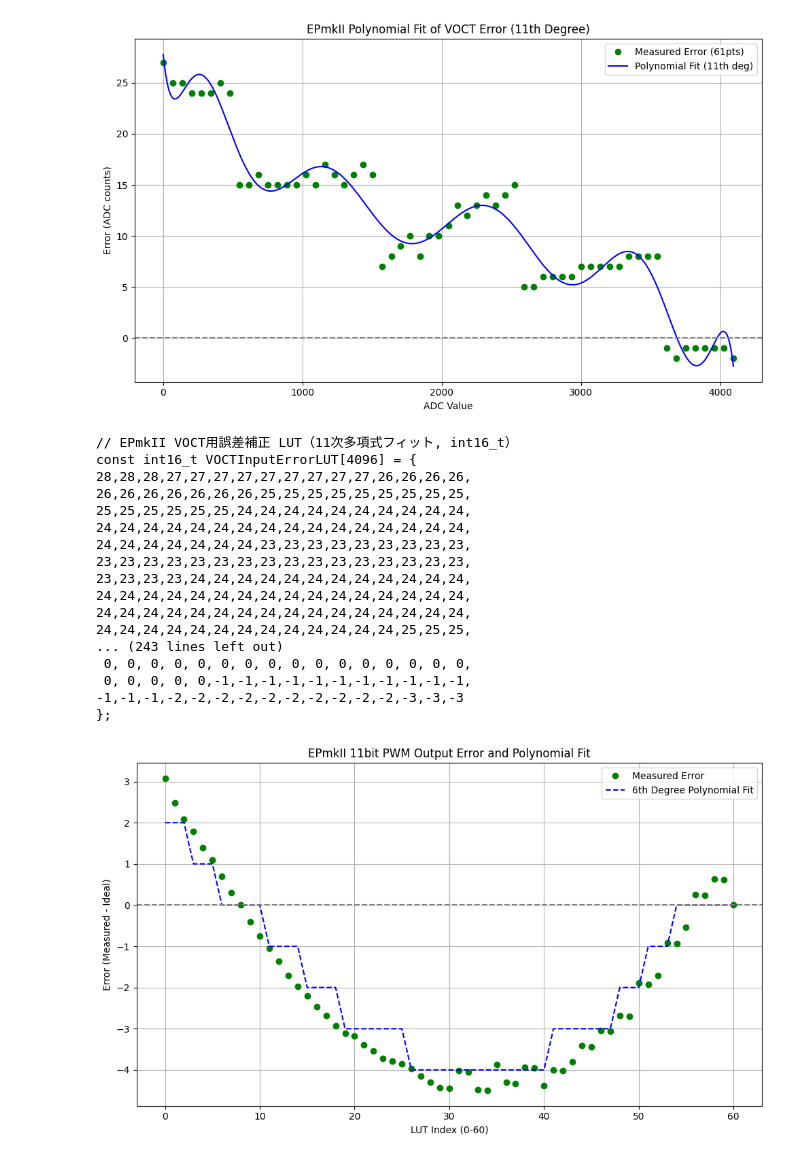
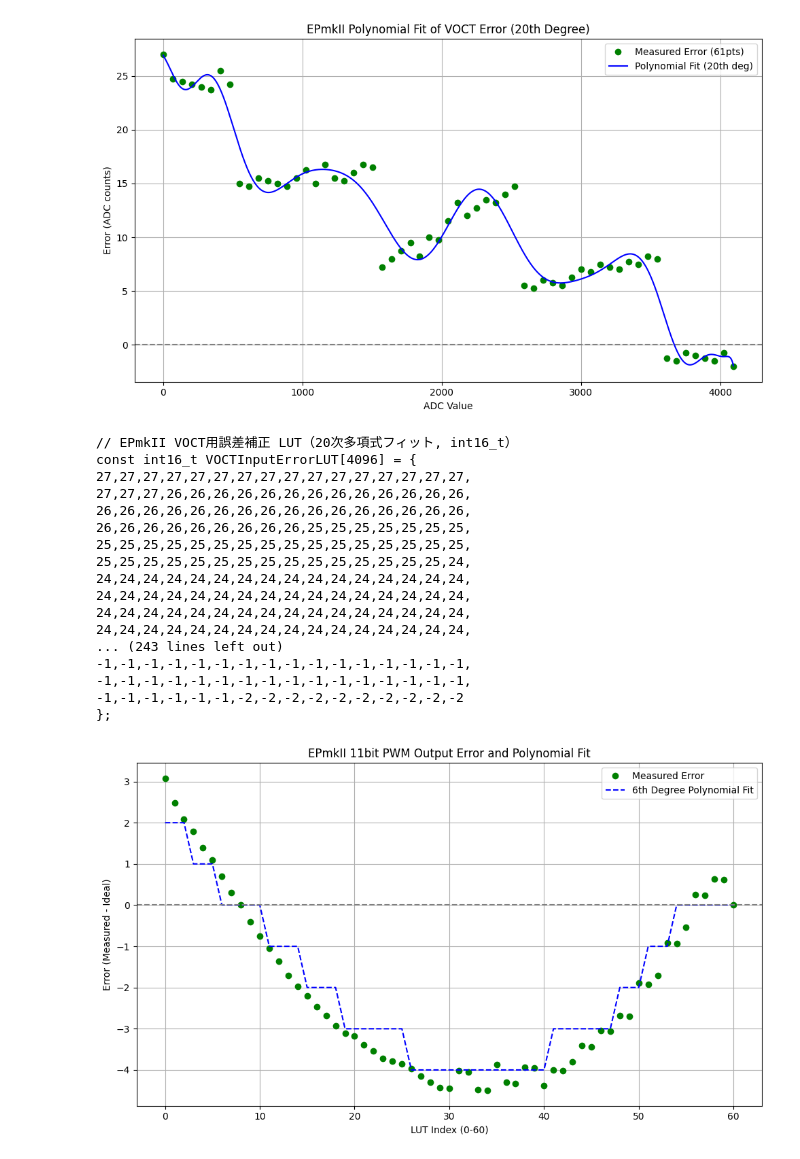
Before and after one commit to marksard/EurorackPlaygroundMkII, a Jupyter notebook: app/AdjusterApp/src/EPmkII_VOCT_CVOUT_LUT.ipynb, the cells around one changed output. Saved outputs shown, nothing was run; the diff lists cells and outputs as text; code cells hidden in the pictures.

```diff
--- a/app/AdjusterApp/src/EPmkII_VOCT_CVOUT_LUT.ipynb
+++ b/app/AdjusterApp/src/EPmkII_VOCT_CVOUT_LUT.ipynb
@@ -14,13 +14,13 @@ measured = np.array([
 ])
 
 # 理想値（12bit ADCスケールでセミトーンを4095に割り当て）
-ideal_adc = np.round((semitones / 60) * 4095).astype(int)
+ideal_adc = (semitones / 60) * 4095
 error = measured - ideal_adc
-
+# print(ideal_adc)
 # ----------------------------
 # 多項式で誤差をフィット（n次）
 # ----------------------------
-deg = 11
+deg = 20
 coeffs = np.polyfit(ideal_adc, error, deg)
 poly = np.poly1d(coeffs)
 
@@ -28,50 +28,50 @@ poly = np.poly1d(coeffs)
 adc_values = np.arange(4096)
 poly_error = poly(adc_values)
 smoothed_error = np.round(poly_error).astype(int)
 
 # ----------------------------
 # グラフ表示
 # ----------------------------
 plt.figure(figsize=(10, 6))
 plt.plot(ideal_adc, error, 'go', label='Measured Error (61pts)')
 plt.plot(adc_values, poly_error, 'b-', label=f'Polynomial Fit ({deg}th deg)')
 plt.axhline(0, color='gray', linestyle='--')
 plt.title(f"EPmkII Polynomial Fit of VOCT Error ({deg}th Degree)")
 plt.xlabel("ADC Value")
 plt.ylabel("Error (ADC counts)")
 plt.grid(True)
 plt.legend()
 plt.tight_layout()
 plt.show()
 
 # ----------------------------
 # C配列として出力
 # ----------------------------
 print(f"\n// EPmkII VOCT用誤差補正 LUT（{deg}次多項式フィット, int16_t）")
 print("const int16_t VOCTInputErrorLUT[4096] = {")
 for i, val in enumerate(smoothed_error):
     sep = "," if i < 4095 else ""
     lineend = "\n" if i % 16 == 15 or i == 4095 else ""
     print(f"{val:2d}", end=sep + lineend)
 print("};")
 # %% [output]
-[figure, old version]
+[figure, new version]
-// EPmkII VOCT用誤差補正 LUT（11次多項式フィット, int16_t）
+// EPmkII VOCT用誤差補正 LUT（20次多項式フィット, int16_t）
 const int16_t VOCTInputErrorLUT[4096] = {
-28,28,28,27,27,27,27,27,27,27,27,27,26,26,26,26,
-26,26,26,26,26,26,26,25,25,25,25,25,25,25,25,25,
-25,25,25,25,25,25,24,24,24,24,24,24,24,24,24,24,
-24,24,24,24,24,24,24,24,24,24,24,24,24,24,24,24,
-24,24,24,24,24,24,24,23,23,23,23,23,23,23,23,23,
-23,23,23,23,23,23,23,23,23,23,23,23,23,23,23,23,
-23,23,23,23,24,24,24,24,24,24,24,24,24,24,24,24,
+27,27,27,27,27,27,27,27,27,27,27,27,27,27,27,27,
+27,27,27,26,26,26,26,26,26,26,26,26,26,26,26,26,
+26,26,26,26,26,26,26,26,26,26,26,26,26,26,26,26,
+26,26,26,26,26,26,26,26,26,25,25,25,25,25,25,25,
+25,25,25,25,25,25,25,25,25,25,25,25,25,25,25,25,
+25,25,25,25,25,25,25,25,25,25,25,25,25,25,25,24,
 24,24,24,24,24,24,24,24,24,24,24,24,24,24,24,24,
 24,24,24,24,24,24,24,24,24,24,24,24,24,24,24,24,
-24,24,24,24,24,24,24,24,24,24,24,24,24,25,25,25,
+24,24,24,24,24,24,24,24,24,24,24,24,24,24,24,24,
+24,24,24,24,24,24,24,24,24,24,24,24,24,24,24,24,
 ... (243 lines left out)
- 0, 0, 0, 0, 0, 0, 0, 0, 0, 0, 0, 0, 0, 0, 0, 0,
- 0, 0, 0, 0, 0,-1,-1,-1,-1,-1,-1,-1,-1,-1,-1,-1,
--1,-1,-1,-2,-2,-2,-2,-2,-2,-2,-2,-2,-2,-3,-3,-3
+-1,-1,-1,-1,-1,-1,-1,-1,-1,-1,-1,-1,-1,-1,-1,-1,
+-1,-1,-1,-1,-1,-1,-1,-1,-1,-1,-1,-1,-1,-1,-1,-1,
+-1,-1,-1,-1,-1,-1,-2,-2,-2,-2,-2,-2,-2,-2,-2,-2
 };
 # %%
 import numpy as np
```
Also changed, not shown: 4 other files.
